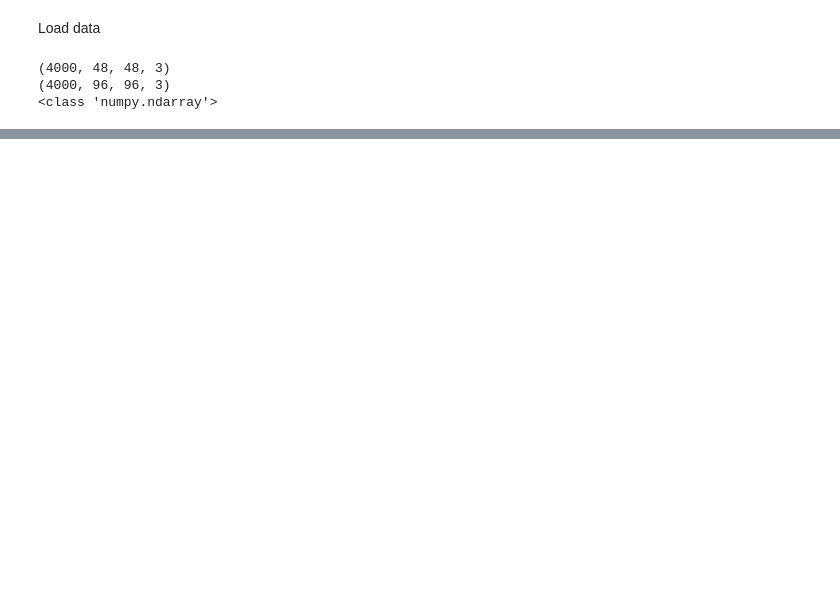
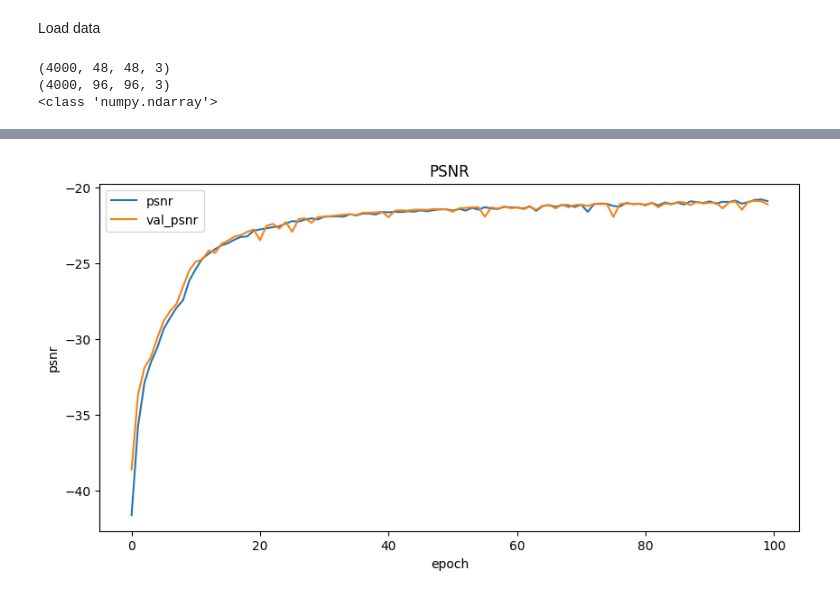
Before and after one commit to Rol3ert99/super-resolution, a Jupyter notebook: run.ipynb, the cells around one changed output, grey strips where cells are left out. Saved outputs shown, nothing was run; the diff lists cells and outputs as text; code cells hidden in the pictures; blank space fills up the shorter version.

```diff
--- a/run.ipynb
+++ b/run.ipynb
@@ -70,0 +167,11 @@ Epoch 1/100
+# %%
+plt.figure(figsize=(10, 5))
+plt.plot(metrics['psnr'], label='psnr')
+plt.plot(metrics['val_psnr'], label='val_psnr')
+plt.title('PSNR')
+plt.xlabel('epoch')
+plt.ylabel('psnr')
+plt.legend()
+plt.show()
+# %% [output]
+[figure, added]
```
Also changed, not shown: parts of 14 cells of this notebook, 1 other file.
